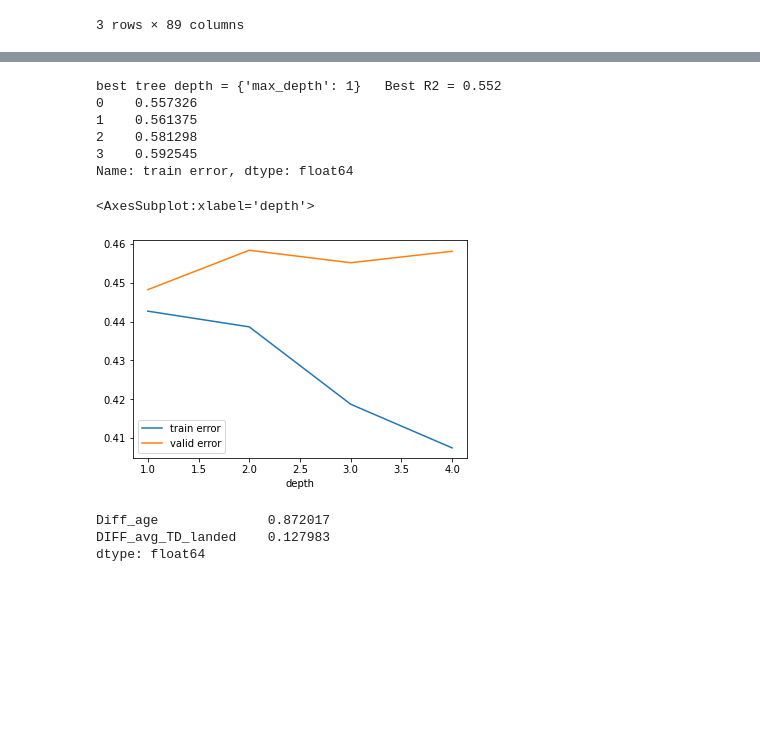
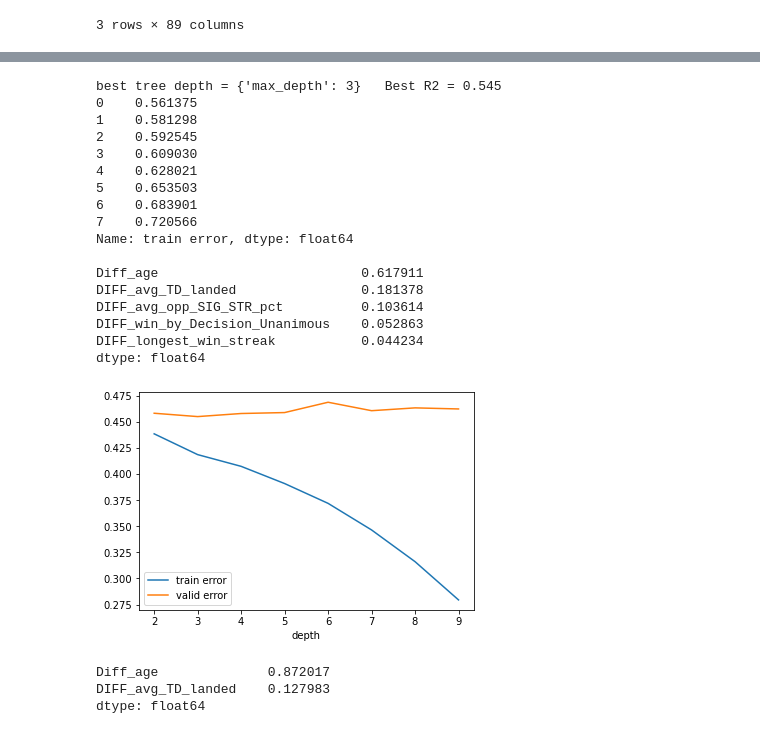
Before and after one commit to rhit-walkowae/ufcPredictionProject, a Jupyter notebook: GradientBoostingBrainstorming.ipynb, the cells around one changed output, grey strips where cells are left out. Drawn from its saved outputs; the diff is of its cells as text; code cells hidden in the pictures; blank space fills up the shorter version.

```diff
--- a/GradientBoostingBrainstorming.ipynb
+++ b/GradientBoostingBrainstorming.ipynb
@@ -115,28 +119,45 @@ dfOneHot.to_csv('UFC.csv')
 # %%
-grid = {'max_depth':np.arange(1,5)}
+grid = {'max_depth':np.arange(2,10)}
 rtree = DecisionTreeClassifier()
 treeCV = GridSearchCV(rtree,param_grid=grid,return_train_score=True,n_jobs=-1)
 
 treeCV.fit(X,y)
 print()
 print('best tree depth =',treeCV.best_params_, '  Best R2 =', (treeCV.best_score_).round(3))
 
 results = pd.DataFrame()
 results['depth'] = grid['max_depth']
 results['train error'] =1 - treeCV.cv_results_['mean_train_score']
 results['valid error']  = 1 - treeCV.cv_results_['mean_test_score']
 print(1-results['train error'])
 ax1 = results.plot.line(x='depth',y='train error')
 results.plot.line(x='depth',y='valid error',ax=ax1)
+# feature importance
+print()
+tree = DecisionTreeClassifier(max_depth = 3)
+tree.fit(X,y)
+features_importance = pd.Series(tree.feature_importances_,index=X.columns)
+features_importance = features_importance[features_importance>0]
+print(features_importance.sort_values(ascending=False))
 # %% [output]
-best tree depth = {'max_depth': 1}   Best R2 = 0.552
-0    0.557326
-1    0.561375
-2    0.581298
-3    0.592545
+best tree depth = {'max_depth': 3}   Best R2 = 0.545
+0    0.561375
+1    0.581298
+2    0.592545
+3    0.609030
+4    0.628021
+5    0.653503
+6    0.683901
+7    0.720566
 Name: train error, dtype: float64
+
+Diff_age                          0.617911
+DIFF_avg_TD_landed                0.181378
+DIFF_avg_opp_SIG_STR_pct          0.103614
+DIFF_win_by_Decision_Unanimous    0.052863
+DIFF_longest_win_streak           0.044234
+dtype: float64
-<AxesSubplot:xlabel='depth'>
-[figure, old version]
+[figure, new version]
 # %%
 # feature importance
 tree = DecisionTreeClassifier(max_depth = 2)
```
Also changed, not shown: parts of 8 cells of this notebook, 1 other file.
